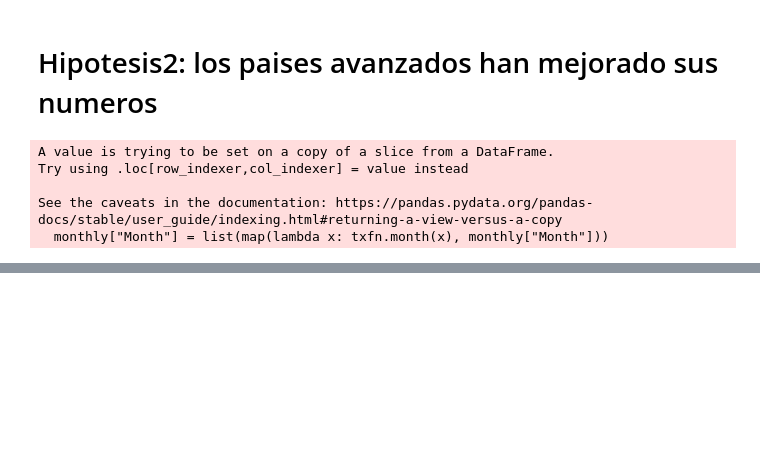
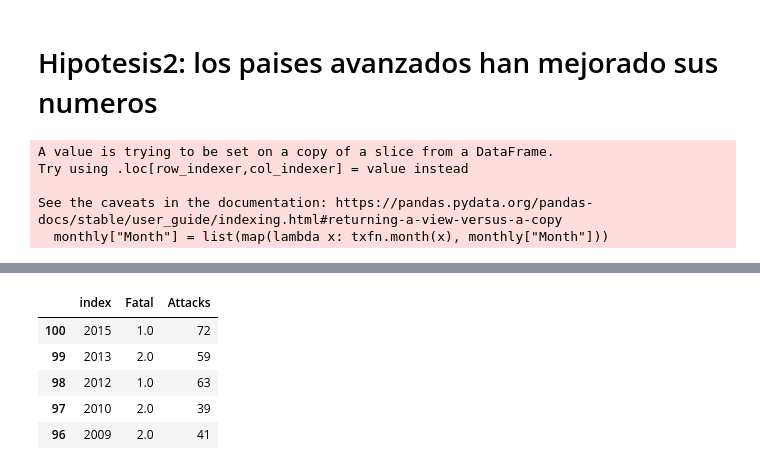
Before and after one commit to grundius1/data-cleaning-pandas, a Jupyter notebook: Data-analisys.ipynb, the cells around one changed output, grey strips where cells are left out. Drawn from its saved outputs; the diff is of its cells as text; code cells hidden in the pictures; blank space fills up the shorter version.

```diff
--- a/Data-analisys.ipynb
+++ b/Data-analisys.ipynb
@@ -234,0 +251,9 @@ plot2.plot.area()
+# %%
+plot2.sort_values(["index"], ascending = False).head()
+# %% [output]
+|  | index | Fatal | Attacks |
+| 100 | 2015 | 1.0 | 72 |
+| 99 | 2013 | 2.0 | 59 |
+| 98 | 2012 | 1.0 | 63 |
+| 97 | 2010 | 2.0 | 39 |
+| 96 | 2009 | 2.0 | 41 |
```
Also changed, not shown: parts of 16 cells of this notebook.
